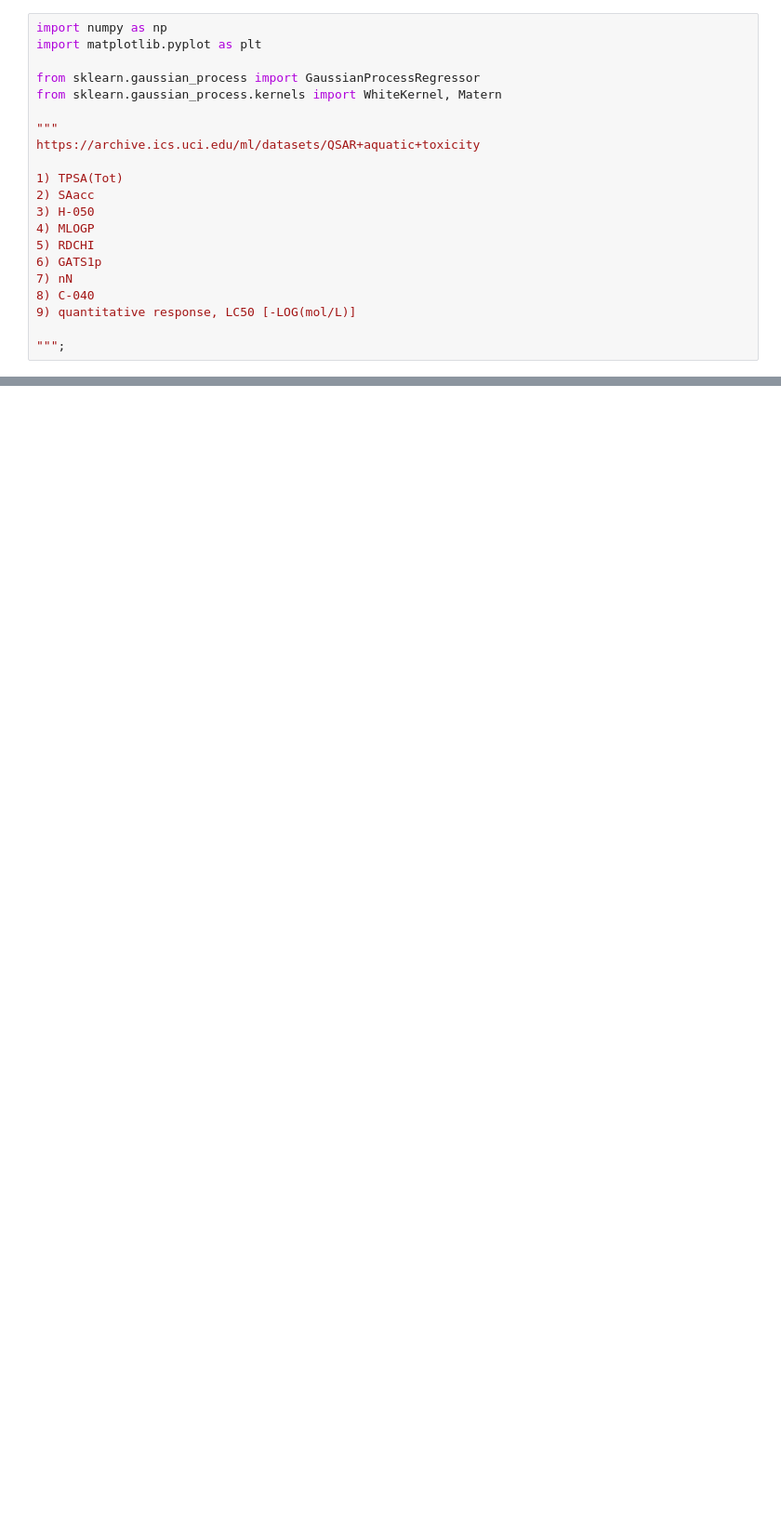
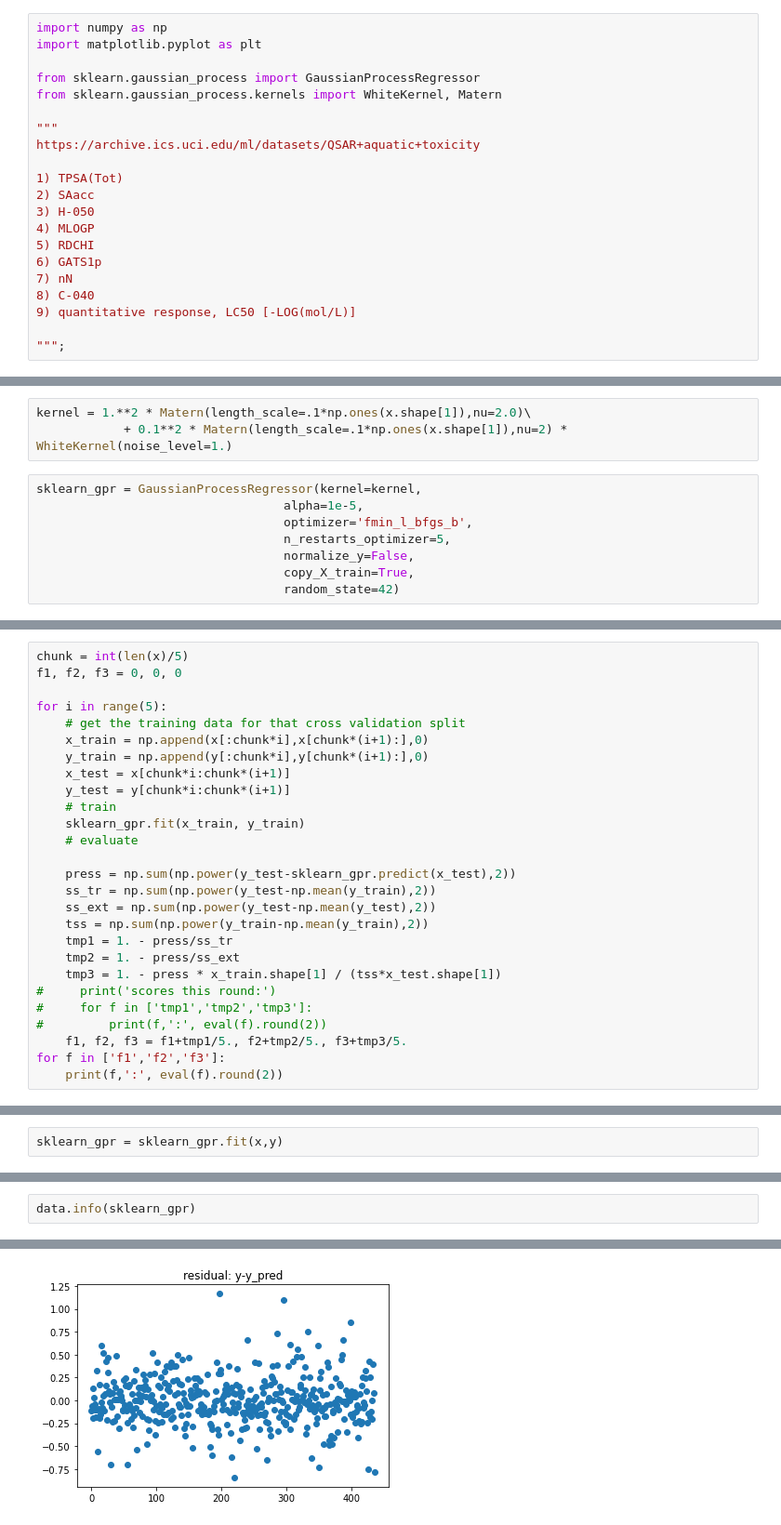
Before and after one commit to lbl-camera/HGDL, a Jupyter notebook: paper/bio/sklearn.ipynb, the cells around one changed output, grey strips where cells are left out. Shown: that part at 93% size. Drawn from its saved outputs; the diff is of its cells as text; blank space fills up the shorter version.

```diff
--- a/paper/bio/sklearn.ipynb
+++ b/paper/bio/sklearn.ipynb
@@ -91,0 +435,11 @@ np.save('data/sklearn_theta',gpr.kernel_.theta)
+# %%
+kernel = 1.**2 * Matern(length_scale=.1*np.ones(x.shape[1]),nu=2.0)\
+            + 0.1**2 * Matern(length_scale=.1*np.ones(x.shape[1]),nu=2) * WhiteKernel(noise_level=1.)
+# %%
+sklearn_gpr = GaussianProcessRegressor(kernel=kernel,
+                                  alpha=1e-5,
+                                  optimizer='fmin_l_bfgs_b',
+                                  n_restarts_optimizer=5,
+                                  normalize_y=False,
+                                  copy_X_train=True,
+                                  random_state=42)
@@ -91,0 +448,27 @@ np.save('data/sklearn_theta',gpr.kernel_.theta)
+# %%
+chunk = int(len(x)/5)
+f1, f2, f3 = 0, 0, 0
+
+for i in range(5):
+    # get the training data for that cross validation split
+    x_train = np.append(x[:chunk*i],x[chunk*(i+1):],0)
+    y_train = np.append(y[:chunk*i],y[chunk*(i+1):],0)
+    x_test = x[chunk*i:chunk*(i+1)]
+    y_test = y[chunk*i:chunk*(i+1)]
+    # train
+    sklearn_gpr.fit(x_train, y_train)
+    # evaluate
+
+    press = np.sum(np.power(y_test-sklearn_gpr.predict(x_test),2))
+    ss_tr = np.sum(np.power(y_test-np.mean(y_train),2))
+    ss_ext = np.sum(np.power(y_test-np.mean(y_test),2))
+    tss = np.sum(np.power(y_train-np.mean(y_train),2))
+    tmp1 = 1. - press/ss_tr
+    tmp2 = 1. - press/ss_ext
+    tmp3 = 1. - press * x_train.shape[1] / (tss*x_test.shape[1])
+#     print('scores this round:')
+#     for f in ['tmp1','tmp2','tmp3']:
+#         print(f,':', eval(f).round(2))
+    f1, f2, f3 = f1+tmp1/5., f2+tmp2/5., f3+tmp3/5.
+for f in ['f1','f2','f3']:
+    print(f,':', eval(f).round(2))
@@ -91,0 +483,2 @@ np.save('data/sklearn_theta',gpr.kernel_.theta)
+# %%
+sklearn_gpr = sklearn_gpr.fit(x,y)
@@ -91,0 +493,3 @@ np.save('data/sklearn_theta',gpr.kernel_.theta)
+# %%
+data.info(sklearn_gpr)
+# %% [output]
@@ -91,0 +498 @@ np.save('data/sklearn_theta',gpr.kernel_.theta)
+[figure, added]
```
Also changed, not shown: parts of 62 cells of this notebook, 11 other files.
